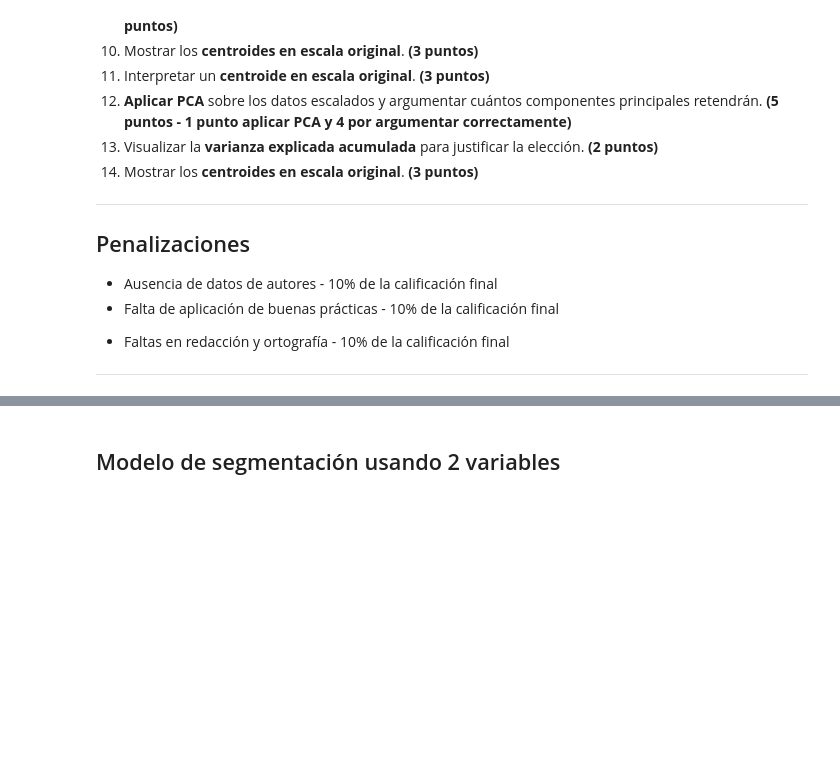
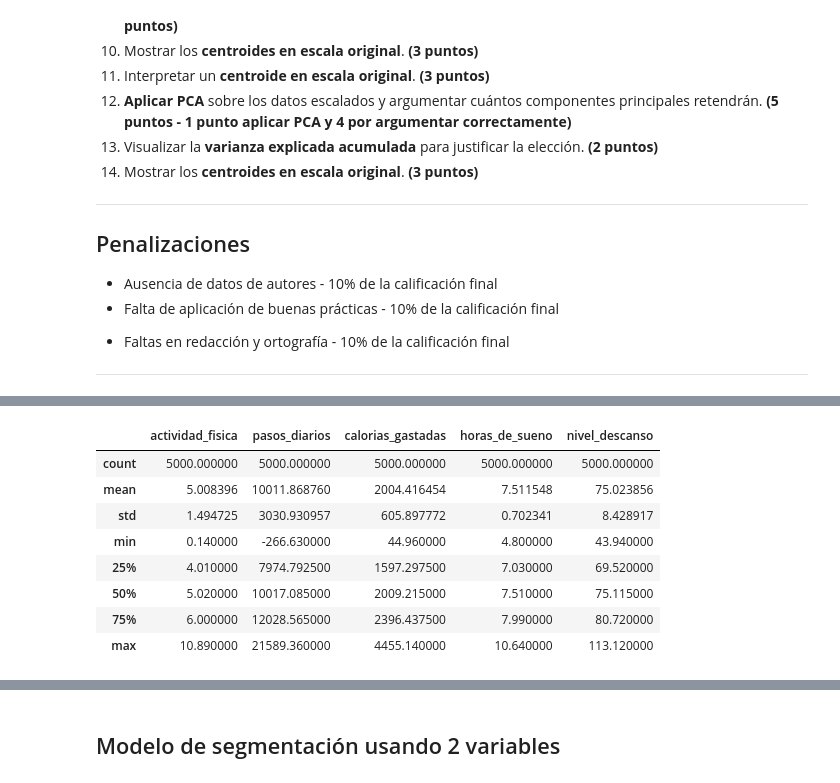
Before and after one commit to JuanYa1901/Evaluacion_4, a Jupyter notebook: 620454_Base_Entrega_Modelos_NO_Supervisados.ipynb, the cells around one changed output, grey strips where cells are left out. Saved outputs shown, nothing was run; the diff lists cells and outputs as text; code cells hidden in the pictures; blank space fills up the shorter version.

```diff
--- a/620454_Base_Entrega_Modelos_NO_Supervisados.ipynb
+++ b/620454_Base_Entrega_Modelos_NO_Supervisados.ipynb
@@ -155,0 +190,12 @@ La empresa desea **segmentar a sus usuarios** para personalizar recomendaciones,
+# %%
+df.describe()
+# %% [output]
+|  | actividad_fisica | pasos_diarios | calorias_gastadas | horas_de_sueno | nivel_descanso |
+| count | 5000.000000 | 5000.000000 | 5000.000000 | 5000.000000 | 5000.000000 |
+| mean | 5.008396 | 10011.868760 | 2004.416454 | 7.511548 | 75.023856 |
+| std | 1.494725 | 3030.930957 | 605.897772 | 0.702341 | 8.428917 |
+| min | 0.140000 | -266.630000 | 44.960000 | 4.800000 | 43.940000 |
+| 25% | 4.010000 | 7974.792500 | 1597.297500 | 7.030000 | 69.520000 |
+| 50% | 5.020000 | 10017.085000 | 2009.215000 | 7.510000 | 75.115000 |
+| 75% | 6.000000 | 12028.565000 | 2396.437500 | 7.990000 | 80.720000 |
+| max | 10.890000 | 21589.360000 | 4455.140000 | 10.640000 | 113.120000 |
```
Also changed, not shown: parts of 8 cells of this notebook.
